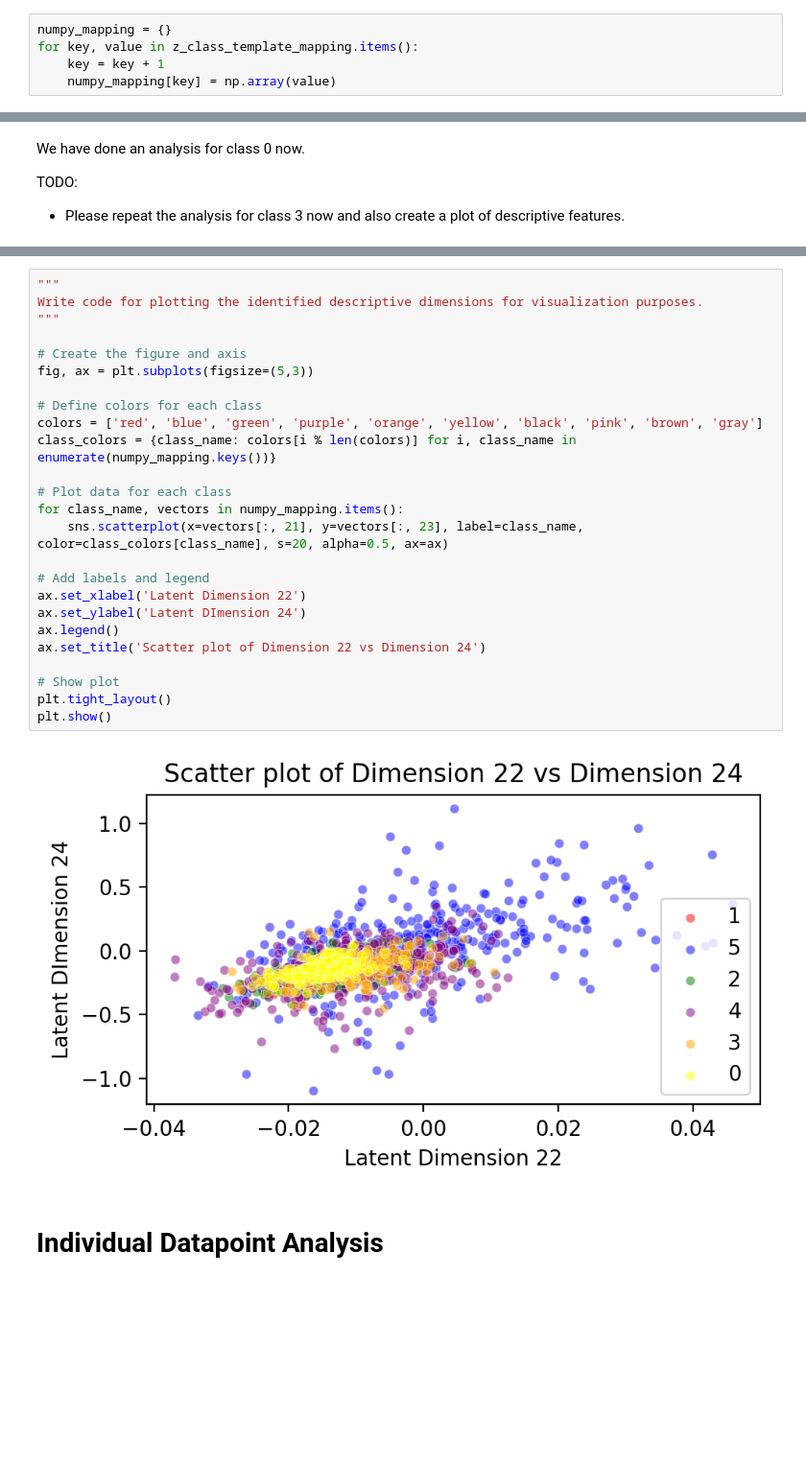
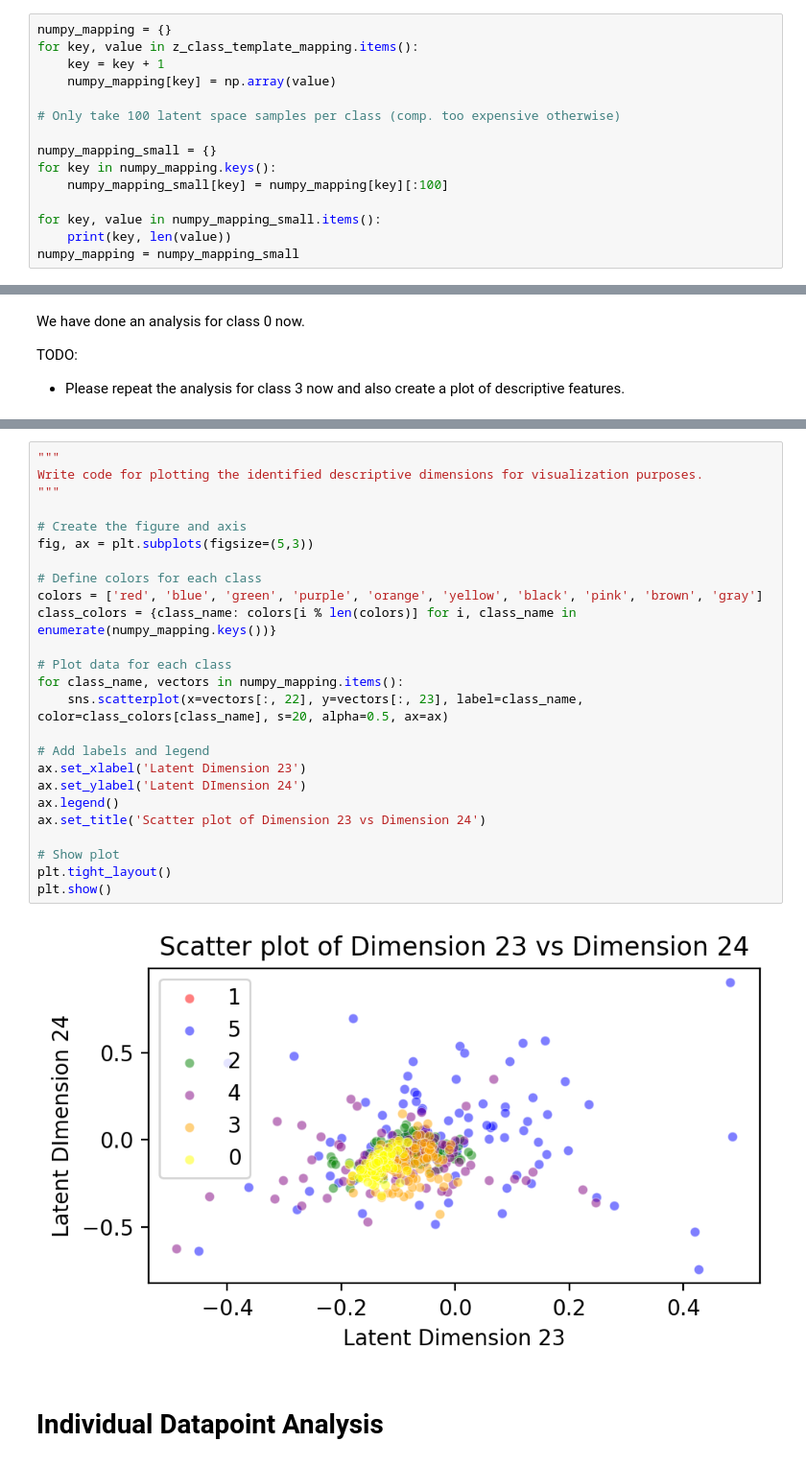
Before and after one commit to scidex/shapley-analysis-exercise, a Jupyter notebook: solution.ipynb, the cells around one changed output, grey strips where cells are left out. Shown at 96% size. Saved outputs shown, nothing was run; the diff lists cells and outputs as text; blank space fills up the shorter version.

```diff
--- a/solution.ipynb
+++ b/solution.ipynb
@@ -52,3 +52,13 @@ numpy_mapping = {}
 for key, value in z_class_template_mapping.items():
     key = key + 1
     numpy_mapping[key] = np.array(value)
+
+# Only take 100 latent space samples per class (comp. too expensive otherwise)
+
+numpy_mapping_small = {}
+for key in numpy_mapping.keys():
+    numpy_mapping_small[key] = numpy_mapping[key][:100]
+
+for key, value in numpy_mapping_small.items():
+    print(key, len(value))
+numpy_mapping = numpy_mapping_small
@@ -239,30 +256,30 @@ shap.plots.beeswarm(shap_values[:, :, 3])
 # %%
 """
 Write code for plotting the identified descriptive dimensions for visualization purposes.
 """
 
 # Create the figure and axis
 fig, ax = plt.subplots(figsize=(5,3))
 
 # Define colors for each class
 colors = ['red', 'blue', 'green', 'purple', 'orange', 'yellow', 'black', 'pink', 'brown', 'gray']
 class_colors = {class_name: colors[i % len(colors)] for i, class_name in enumerate(numpy_mapping.keys())}
 
 # Plot data for each class
 for class_name, vectors in numpy_mapping.items():
-    sns.scatterplot(x=vectors[:, 21], y=vectors[:, 23], label=class_name, color=class_colors[class_name], s=20, alpha=0.5, ax=ax)
+    sns.scatterplot(x=vectors[:, 22], y=vectors[:, 23], label=class_name, color=class_colors[class_name], s=20, alpha=0.5, ax=ax)
 
 # Add labels and legend
-ax.set_xlabel('Latent Dimension 22')
+ax.set_xlabel('Latent Dimension 23')
 ax.set_ylabel('Latent DImension 24')
 ax.legend()
-ax.set_title('Scatter plot of Dimension 22 vs Dimension 24')
+ax.set_title('Scatter plot of Dimension 23 vs Dimension 24')
 
 # Show plot
 plt.tight_layout()
 plt.show()
 # %% [output]
-[figure, old version]
+[figure, new version]
 # %% [markdown]
 # Individual Datapoint Analysis
 # %% [markdown]
```
Also changed, not shown: parts of 11 cells of this notebook.
